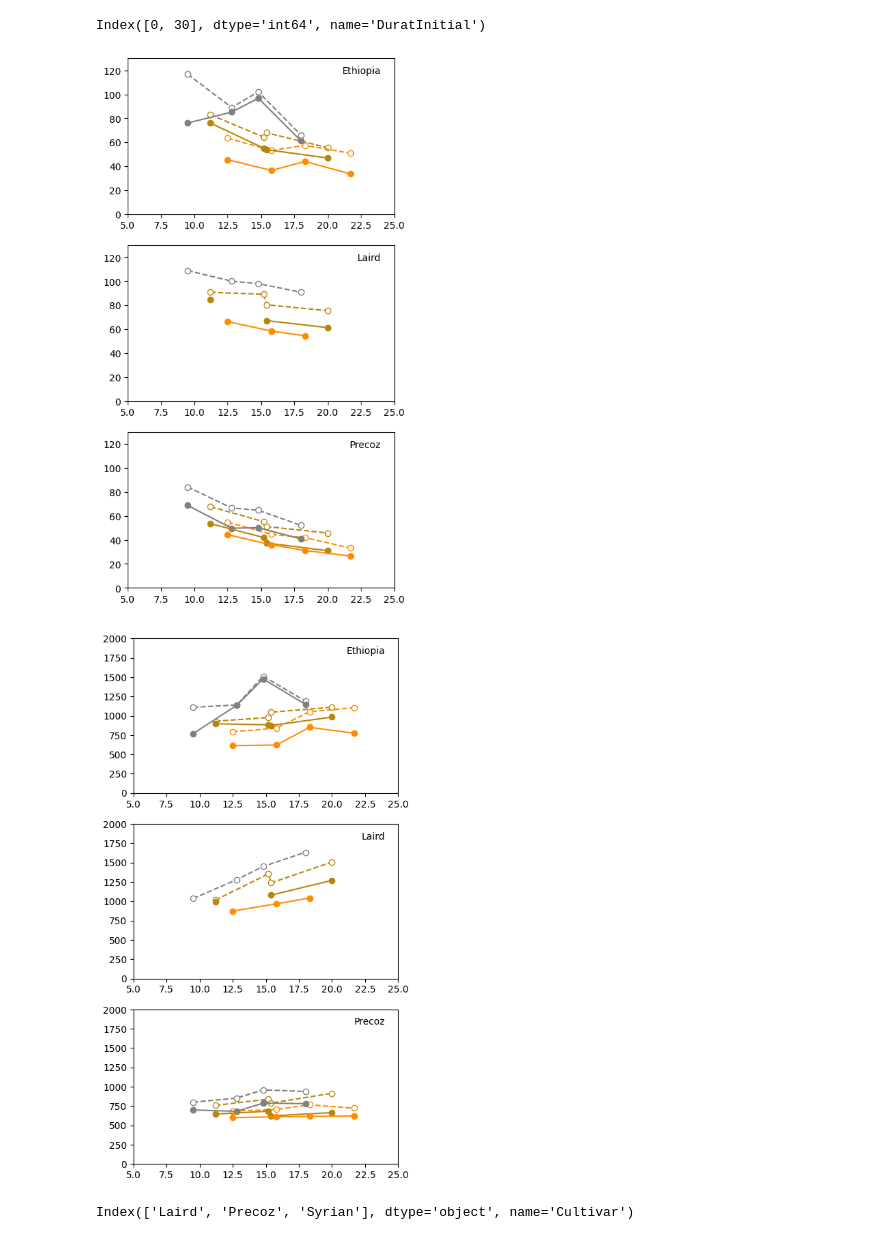
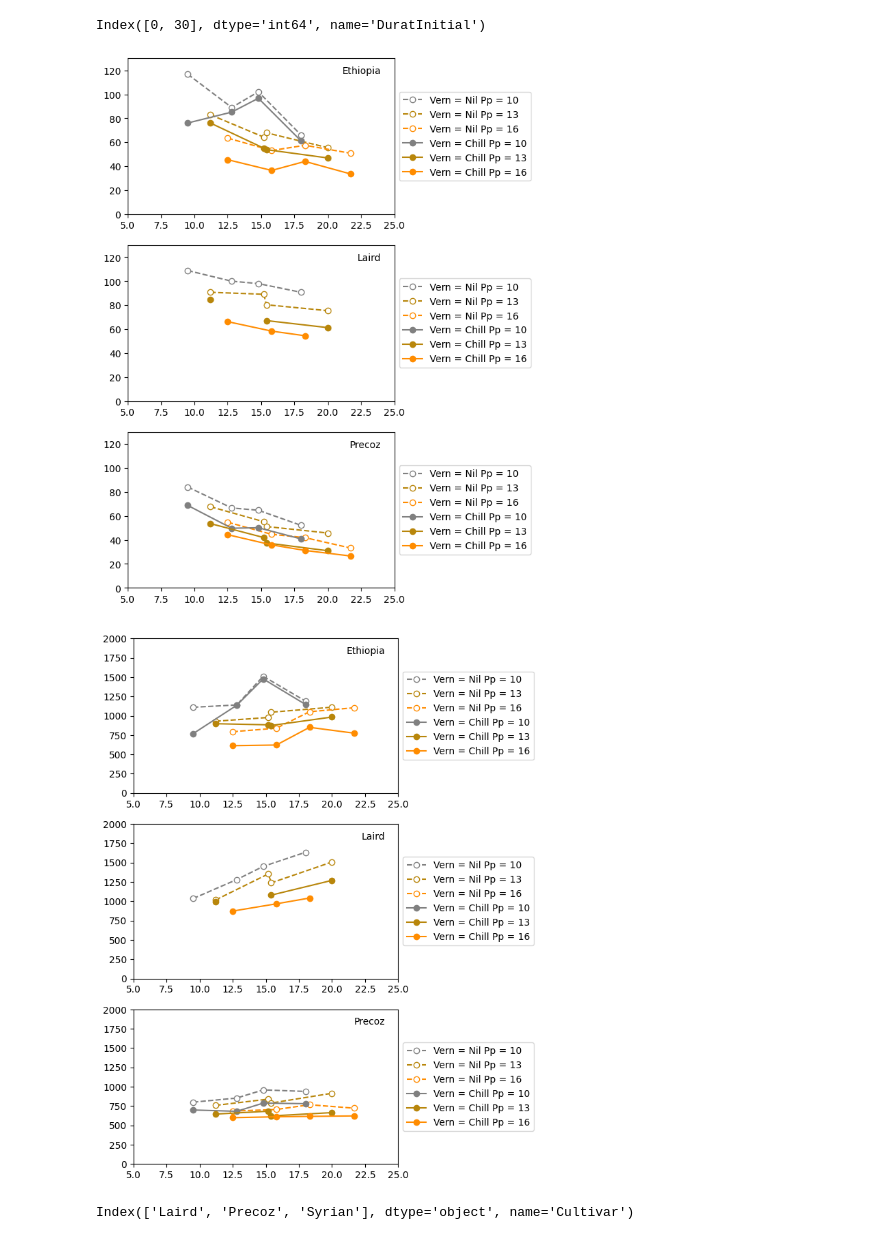
Before and after one commit to PlantandFoodResearch/ApsimX, a Jupyter notebook: Prototypes/Lentil/PhenAnalysis.ipynb, the cells around one changed output. Cells and saved outputs as stored; diff of their text form; code cells hidden in the pictures.

```diff
--- a/Prototypes/Lentil/PhenAnalysis.ipynb
+++ b/Prototypes/Lentil/PhenAnalysis.ipynb
@@ -81,7 +81,9 @@ for c in RobCults:
                     ls = lins[ip]
                     if ip == 8:
                         fc = 'w'
-                    plt.plot(dat.DuratInitial,dat.TtFirstFlower,ls,color = cols[it],mfc=fc)
+                    plt.plot(dat.DuratInitial,dat.TtFirstFlower,ls,color = cols[it],mfc=fc, label=' temp = '+str(it)+'oC '+'Pp = '+str(ip) )
             plt.ylim(ylims[c][0],ylims[c][1])
+            if pos in [4,8]:
+                plt.legend(loc='center left', bbox_to_anchor=(1, 0.5))
             pos+=1
 # %% [output]
@@ -127,27 +129,29 @@ cols = dict(zip(SumFinalPps.values,['grey','darkgoldenrod','darkorange']))
 fill = dict(zip(SumInitDurats.values,[False,True]))
 lins = dict(zip(SumInitDurats.values,['o--','o-']))
 #ylims = dict(zip(RobCults.values,[(500,2000),(300,1000)]))
+verns = dict(zip(SumInitDurats.values,['Nil','Chill']))
 # %%
 Graph = plt.figure(figsize=(5,10))
 pos = 1
 for c in SumCults:
     ax = Graph.add_subplot(3,1,pos)
     plt.text(0.95,0.95,c,horizontalalignment='right',verticalalignment='top', transform=ax.transAxes)
     for id in SumInitDurats:
         for fp in SumFinalPps:
             datfilter = (Summerfield.Cultivar==c)&(Summerfield.DuratInitial==id)&(Summerfield.PpFinal==fp)
             dat = Summerfield.loc[datfilter,:]
             fc = cols[fp]
             ls = lins[id]
             if id == 0:
                 fc = 'w'
-            plt.plot(dat.TmeanFinal,dat.DaysToFlowerPostVern,ls,color = cols[fp],mfc=fc)
+            plt.plot(dat.TmeanFinal,dat.DaysToFlowerPostVern,ls,color = cols[fp],mfc=fc,label = 'Vern = '+str(verns[id])+' Pp = '+str(fp))
     #plt.ylim(ylims[c][0],ylims[c][1])
     plt.ylim(0,130)
     plt.xlim(5,25)
+    plt.legend(loc='center left', bbox_to_anchor=(1, 0.5))
     pos+=1
 # %% [output]
-[figure, old version]
+[figure, new version]
 # %%
 Graph = plt.figure(figsize=(5,10))
 pos = 1
@@ -162,13 +166,14 @@ for c in SumCults:
             ls = lins[id]
             if id == 0:
                 fc = 'w'
-            plt.plot(dat.TmeanFinal,dat.TtFirstFlower,ls,color = cols[fp],mfc=fc)
+            plt.plot(dat.TmeanFinal,dat.TtFirstFlower,ls,color = cols[fp],mfc=fc,label = 'Vern = '+str(verns[id])+' Pp = '+str(fp))
     #plt.ylim(ylims[c][0],ylims[c][1])
     plt.ylim(0,2000)
     plt.xlim(5,25)
+    plt.legend(loc='center left', bbox_to_anchor=(1, 0.5))
     pos+=1
 # %% [output]
-[figure, old version]
+[figure, new version]
 # %%
 Roberts86 = pd.read_excel('CanadaCEData.xlsx',sheet_name='Roberts_etal_1986',header=1)
 Roberts86.set_index(['Cultivar','TmeanFinal','PpInitial','PpFinal','TmeanInitial','DuratInitial'],drop=False,inplace=True)
```
Also changed, not shown: parts of 7 cells of this notebook, 1 other file.
